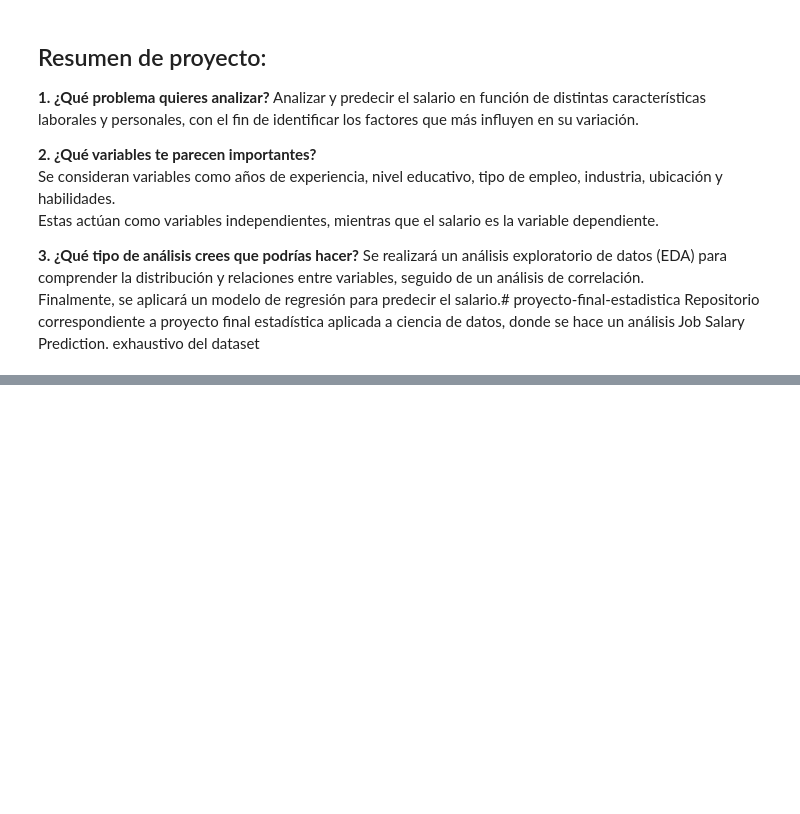
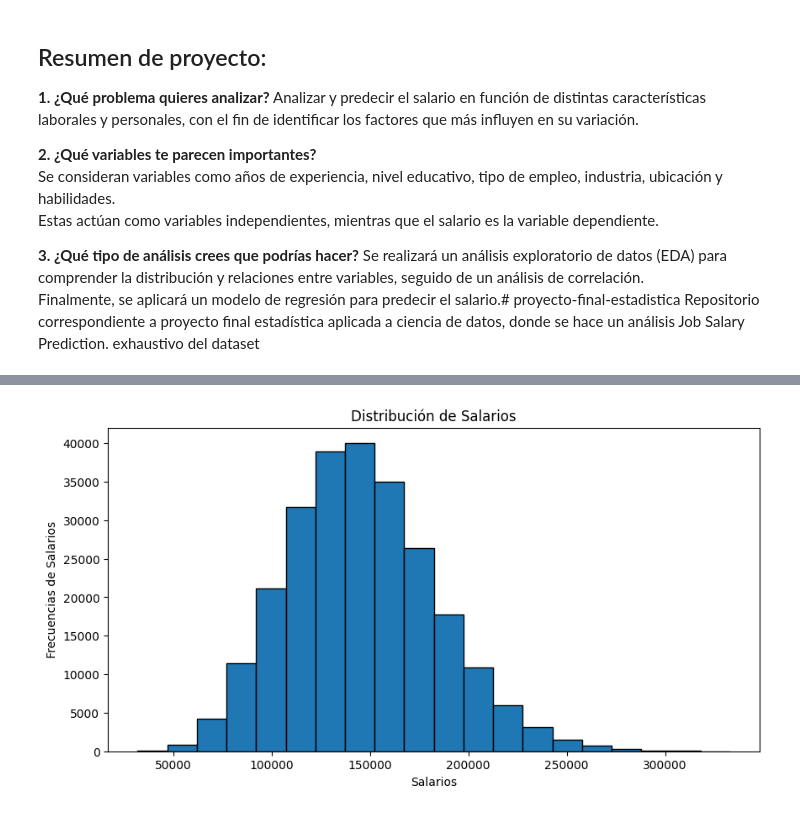
Before and after one commit to garciadejesustrianaolivadia165-a11y/proyecto-final-estadistica, a Jupyter notebook: analisis_salarios.ipynb, the cells around one changed output, grey strips where cells are left out. Cells and saved outputs as stored; diff of their text form; code cells hidden in the pictures; blank space fills up the shorter version.

```diff
--- a/analisis_salarios.ipynb
+++ b/analisis_salarios.ipynb
@@ -95,0 +127,9 @@ Repositorio correspondiente a proyecto final estadística aplicada a ciencia de
+# %%
+plt.figure(figsize=(10, 5))
+plt.hist(df['salary'], bins=20, edgecolor='black')
+plt.xlabel('Salarios')
+plt.ylabel('Frecuencias de Salarios')
+plt.title('Distribución de Salarios')
+plt.show()
+# %% [output]
+[figure, added]
```
Also changed, not shown: parts of 3 cells of this notebook.
